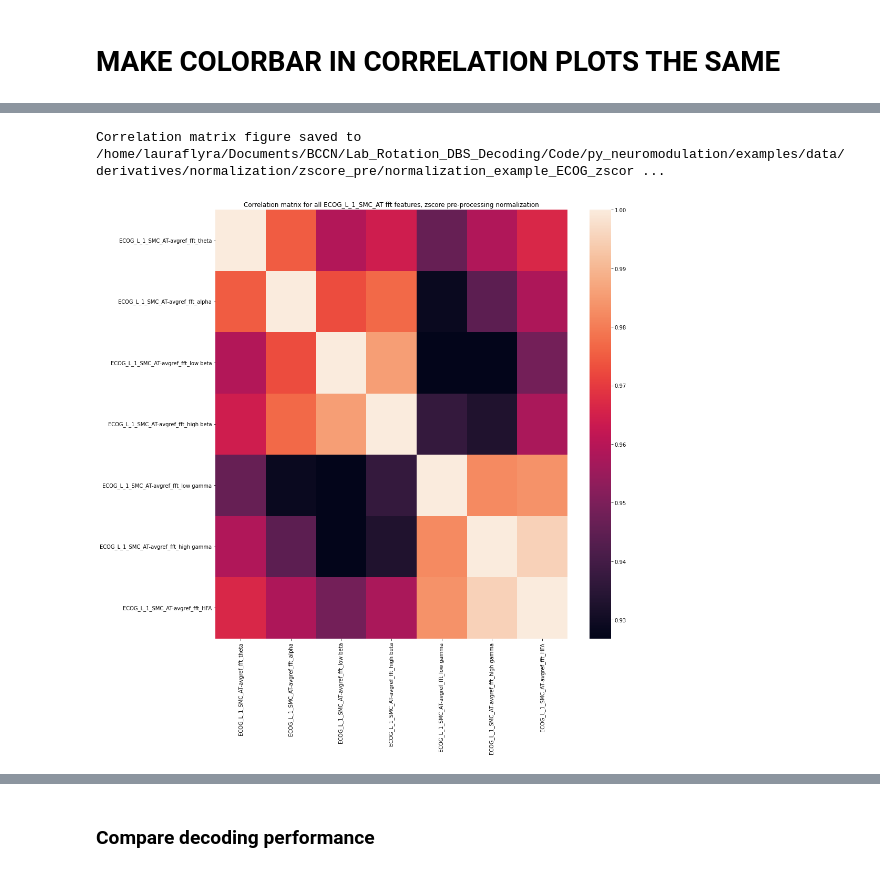
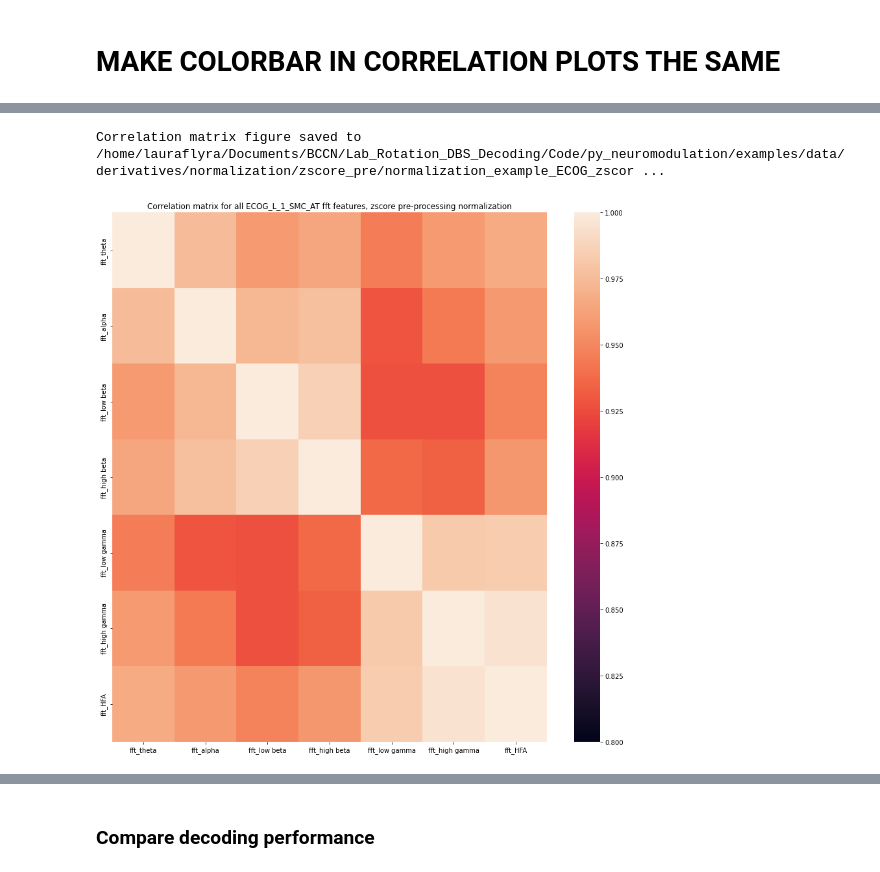
Before and after one commit to neuromodulation/py_neuromodulation, a Jupyter notebook: examples/example_normalization.ipynb, the cells around one changed output, grey strips where cells are left out. Drawn from its saved outputs; the diff is of its cells as text; code cells hidden in the pictures.

```diff
--- a/examples/example_normalization.ipynb
+++ b/examples/example_normalization.ipynb
@@ -453,17 +492,20 @@ Correlation matrix figure saved to /home/lauraflyra/Documents/BCCN/Lab_Rotation_
 # %%
 nm_plots.plot_corr_matrix(
         feature = feature_reader_zscorePre.feature_arr.filter(regex='ECOG_L_1'),
         OUT_PATH= PATH_OUT_ZSCORE_PRE,
         feature_names=feature_reader_zscorePre.feature_arr.filter(regex='ECOG_L_1').columns,
         feature_file=feature_reader_zscorePre.feature_file,
         show_plot=True,
+        ch_name='ECOG_L_1_SMC_AT-avgref',
         figsize=(15,15),
         title = "Correlation matrix for all ECOG_L_1_SMC_AT fft features, zscore pre-processing normalization",
-        save_plot_name="normalization_example_ECOG_zscore_pre.png"
+        save_plot_name="normalization_example_ECOG_zscore_pre.png",
+        cbar_vmin = 0.8,
+        cbar_vmax= 1.
 )
 # %% [output]
 Correlation matrix figure saved to /home/lauraflyra/Documents/BCCN/Lab_Rotation_DBS_Decoding/Code/py_neuromodulation/examples/data/derivatives/normalization/zscore_pre/normalization_example_ECOG_zscor ...
-[figure, old version]
+[figure, new version]
 # %%
 nm_plots.plot_corr_matrix(
         feature = feature_reader_zscorePost.feature_arr.filter(regex='ECOG_L_1'),
```
Also changed, not shown: parts of 13 cells of this notebook.
